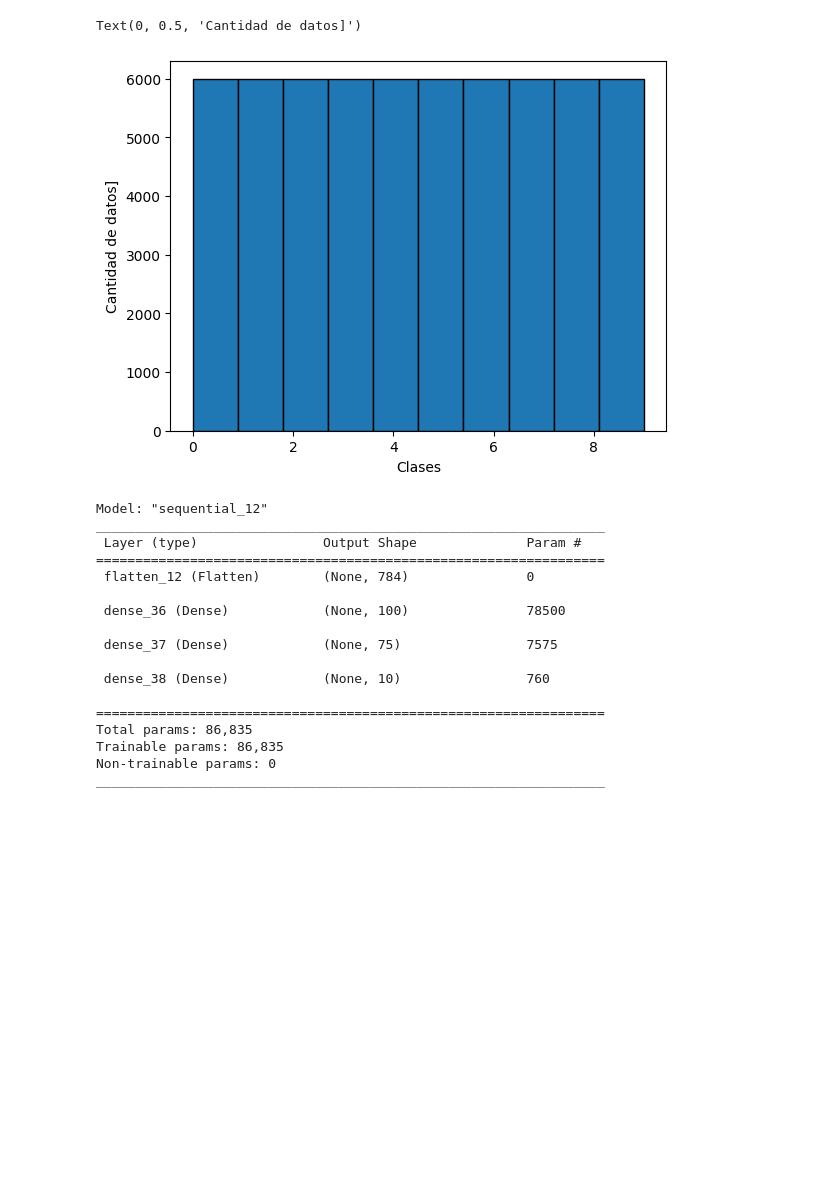
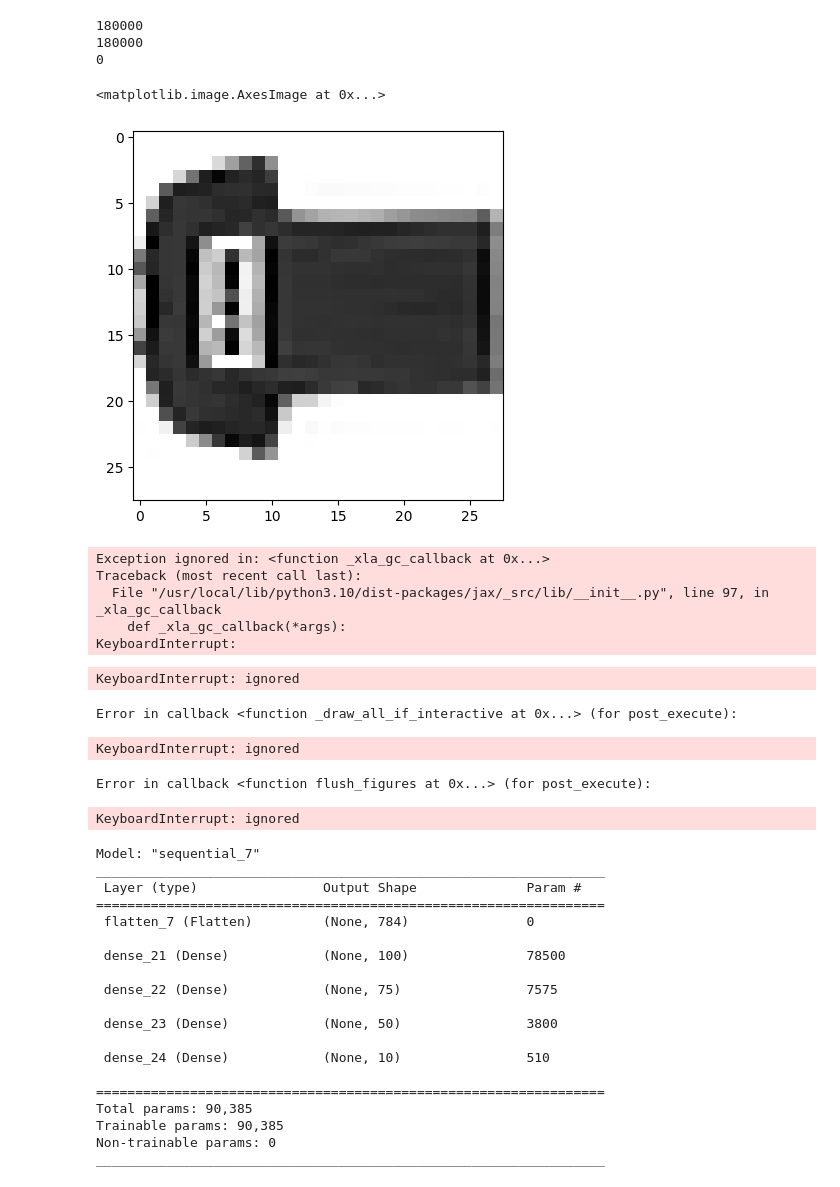
Before and after one commit to jucardozo/Clasificador-de-Ropa, a Jupyter notebook: Untitled1.ipynb, the cells around one changed output. Drawn from its saved outputs; the diff is of its cells as text; code cells hidden in the pictures; blank space fills up the shorter version.

```diff
--- a/Untitled1.ipynb
+++ b/Untitled1.ipynb
@@ -63,2 +136,14 @@ plt.imshow(imagenes[0])
+# %%
+#Chusmeo el dato, Normalizado
+print(len(new_labels))
+print(len(new_imagen))
+print(new_labels[120001])
+plt.imshow(new_imagen[120001],cmap=plt.cm.binary)
+# %% [output]
+180000
+180000
+0
+<matplotlib.image.AxesImage at 0x...>
+[figure, added]
 # %%
 #hacer algo pa mostrar todo
@@ -70,10 +160,18 @@ for idx in range(60000):
 # %%
-plt.hist(data_train,edgecolor='black')
+plt.hist(new_labels,edgecolor='black')
 plt.xlabel("Clases")
 plt.ylabel("Cantidad de datos]")
 # %% [output]
-Text(0, 0.5, 'Cantidad de datos]')
+Exception ignored in: <function _xla_gc_callback at 0x...>
+Traceback (most recent call last):
+  File "/usr/local/lib/python3.10/dist-packages/jax/_src/lib/__init__.py", line 97, in _xla_gc_callback
+    def _xla_gc_callback(*args):
+KeyboardInterrupt:
-[figure, removed]
+KeyboardInterrupt: ignored
+Error in callback <function _draw_all_if_interactive at 0x...> (for post_execute):
+KeyboardInterrupt: ignored
+Error in callback <function flush_figures at 0x...> (for post_execute):
+KeyboardInterrupt: ignored
 # %%
 #Creo el modelo
 modelo = tf.keras.Sequential([
@@ -90,30 +189,28 @@ modelo.compile(
     metrics=['accuracy']
 )
 
-#Los numeros de datos en entrenamiento y pruebas (60k y 10k)
-num_ej_entrenamiento =len(imagenes)
-#El trabajo por lotes permite que entrenamientos con gran cantidad de datos se haga de manera mas eficiente
-TAMANO_LOTE = 32
 #Shuffle y repeat hacen que los datos esten mezclados de manera aleatoria para que la red
 #no se vaya a aprender el orden de las cosas
 #datos = datos.repeat().shuffle(num_ej_entrenamiento).batch(TAMANO_LOTE)
 modelo.summary()
 # %% [output]
-Model: "sequential_12"
+Model: "sequential_7"
 _________________________________________________________________
  Layer (type)                Output Shape              Param #
 =================================================================
- flatten_12 (Flatten)        (None, 784)               0
+ flatten_7 (Flatten)         (None, 784)               0
 
- dense_36 (Dense)            (None, 100)               78500
+ dense_21 (Dense)            (None, 100)               78500
 
- dense_37 (Dense)            (None, 75)                7575
+ dense_22 (Dense)            (None, 75)                7575
 
- dense_38 (Dense)            (None, 10)                760
+ dense_23 (Dense)            (None, 50)                3800
+
+ dense_24 (Dense)            (None, 10)                510
 
 =================================================================
-Total params: 86,835
-Trainable params: 86,835
+Total params: 90,385
+Trainable params: 90,385
 Non-trainable params: 0
 _________________________________________________________________
 # %%
```
Also changed, not shown: parts of 14 cells of this notebook.
